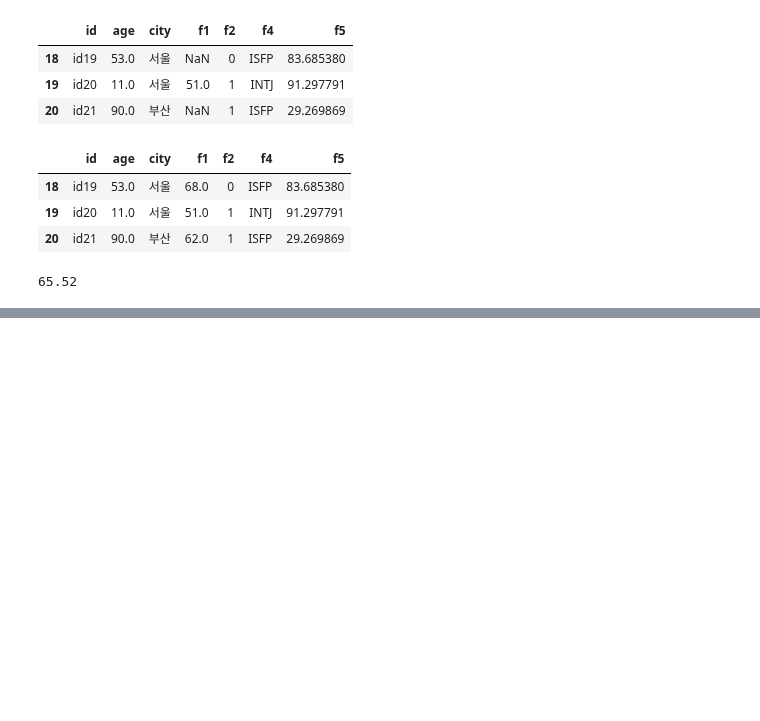
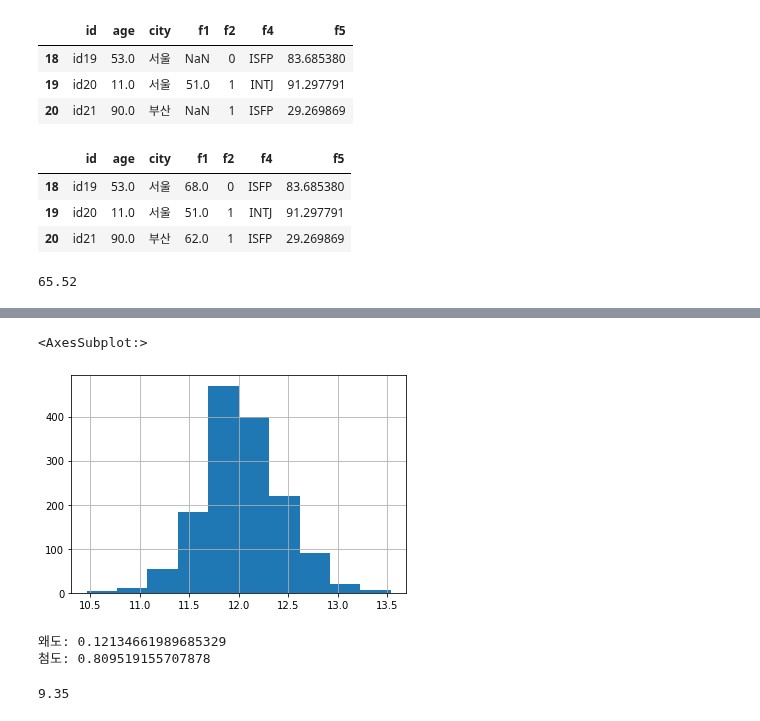
Before and after one commit to zudata/BEAKJOON, a Jupyter notebook: study/Big Data Certification study.ipynb, the cells around one changed output, grey strips where cells are left out. Saved outputs shown, nothing was run; the diff lists cells and outputs as text; code cells hidden in the pictures; blank space fills up the shorter version.

```diff
--- a/study/Big Data Certification study.ipynb
+++ b/study/Big Data Certification study.ipynb
@@ -211,0 +244,23 @@ print(df['f1'].mean())
+# %%
+# 'SalePrice'컬럼 로그변환
+df['SalePrice'] = np.log1p(df['SalePrice'])
+# %%
+# EDA (시험에서는 시각화 불가)
+df['SalePrice'].hist()
+# %% [output]
+<AxesSubplot:>
+[figure, added]
+# %%
+# 'SalePrice'컬럼 왜도와 첨도계산
+s2 = df['SalePrice'].skew()
+k2 = df['SalePrice'].kurt()
+print("왜도:" ,s2)
+print("첨도:" ,k2)
+# %% [output]
+왜도: 0.12134661989685329
+첨도: 0.809519155707878
+# %%
+# 모두 더한 다음 출력
+print(round(s1+s2+k1+k2,2))
+# %% [output]
+9.35
```
Also changed, not shown: parts of 5 cells of this notebook.
